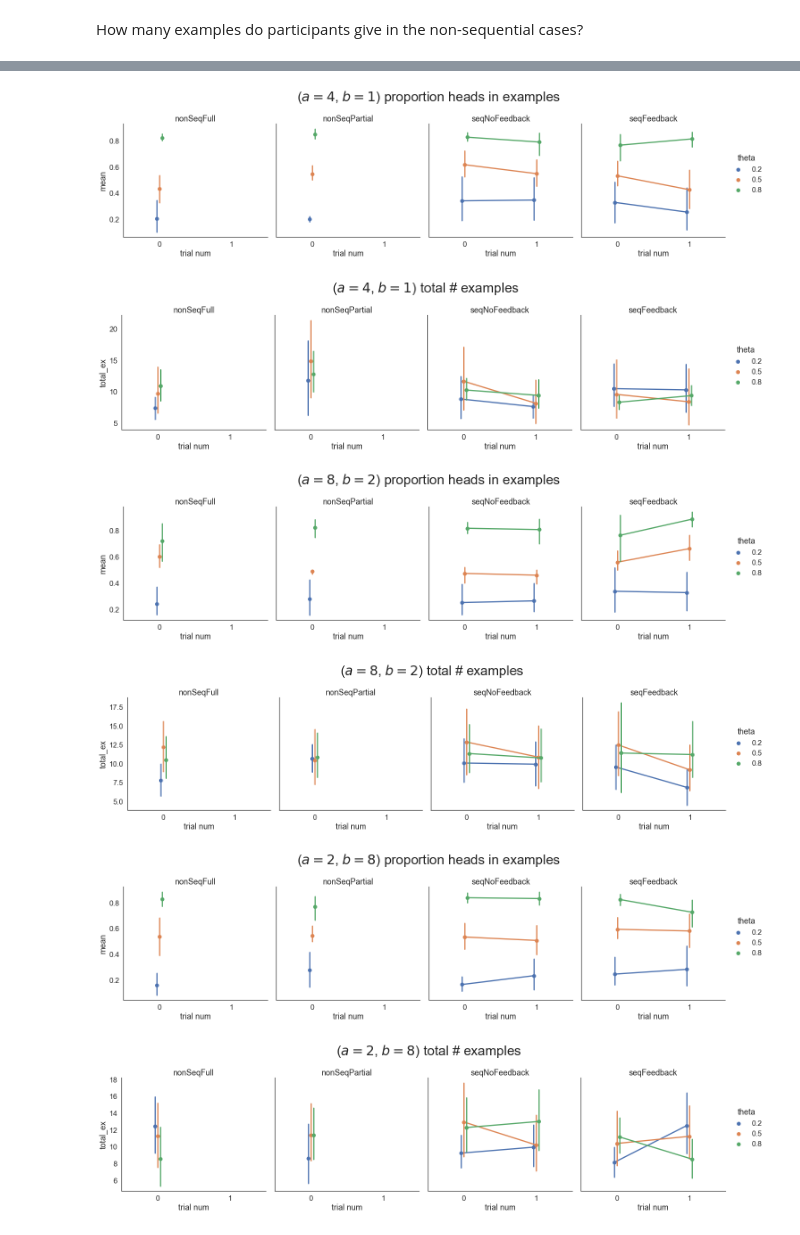
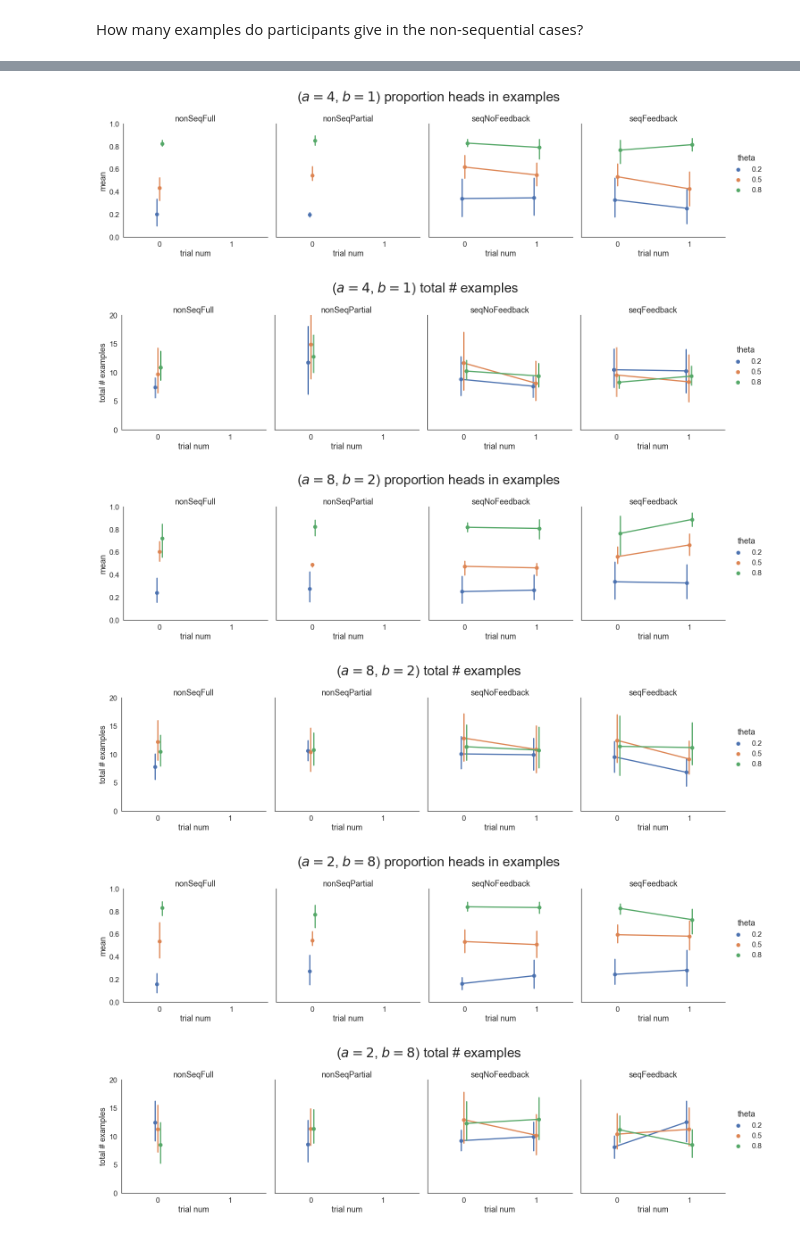
Before and after one commit to aliciamchen/hierarchical-teaching, a Jupyter notebook: analysis/sanity_checks_pilot1.ipynb, the cells around one changed output, grey strips where cells are left out. Saved outputs shown, nothing was run; the diff lists cells and outputs as text; code cells hidden in the pictures.

```diff
--- a/analysis/sanity_checks_pilot1.ipynb
+++ b/analysis/sanity_checks_pilot1.ipynb
@@ -58,12 +58,16 @@ for class_id, hypers in class_hypers.items():
                     col_order=['nonSeqFull', 'nonSeqPartial', 'seqNoFeedback', 'seqFeedback'])
     (g.set_axis_labels("trial num")
      .set_titles("{col_name}")
-     .figure.suptitle(hypers + " proportion heads in examples", y=1.1, size=30))
+     .set(ylim=(0, 1))
+     .figure.suptitle(hypers + " proportion heads in examples", y=1.1, size=30)
+     )
 
     g = sns.catplot(data=df[(df['student_class'] == class_id)], x='trial_num',
                     y='total_ex', hue='theta', col='block_type', kind='point', dodge=True,
                     col_order=['nonSeqFull', 'nonSeqPartial', 'seqNoFeedback', 'seqFeedback'])
-    (g.set_axis_labels("trial num")
+    (g.set_axis_labels("trial num", "total # examples")
+    .set(ylim=(0, 20))
      .set_titles("{col_name}")
-     .figure.suptitle(hypers + " total # examples", y=1.1, size=30))
+     .figure.suptitle(hypers + " total # examples", y=1.1, size=30)
+     )
 # %% [output]
@@ -72,6 +76,6 @@ for class_id, hypers in class_hypers.items():
-[figure, old version]
+[figure, new version]
-[figure, old version]
+[figure, new version]
-[figure, old version]
+[figure, new version]
-[figure, old version]
+[figure, new version]
-[figure, old version]
+[figure, new version]
-[figure, old version]
+[figure, new version]
```
Also changed, not shown: parts of 7 cells of this notebook.
